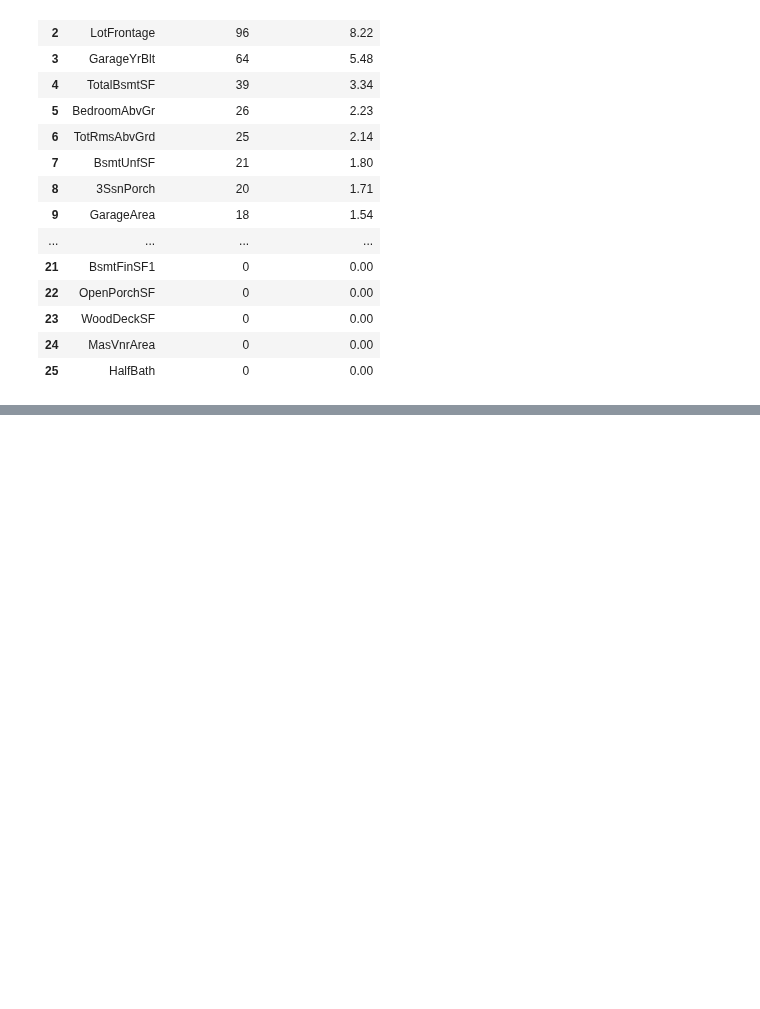
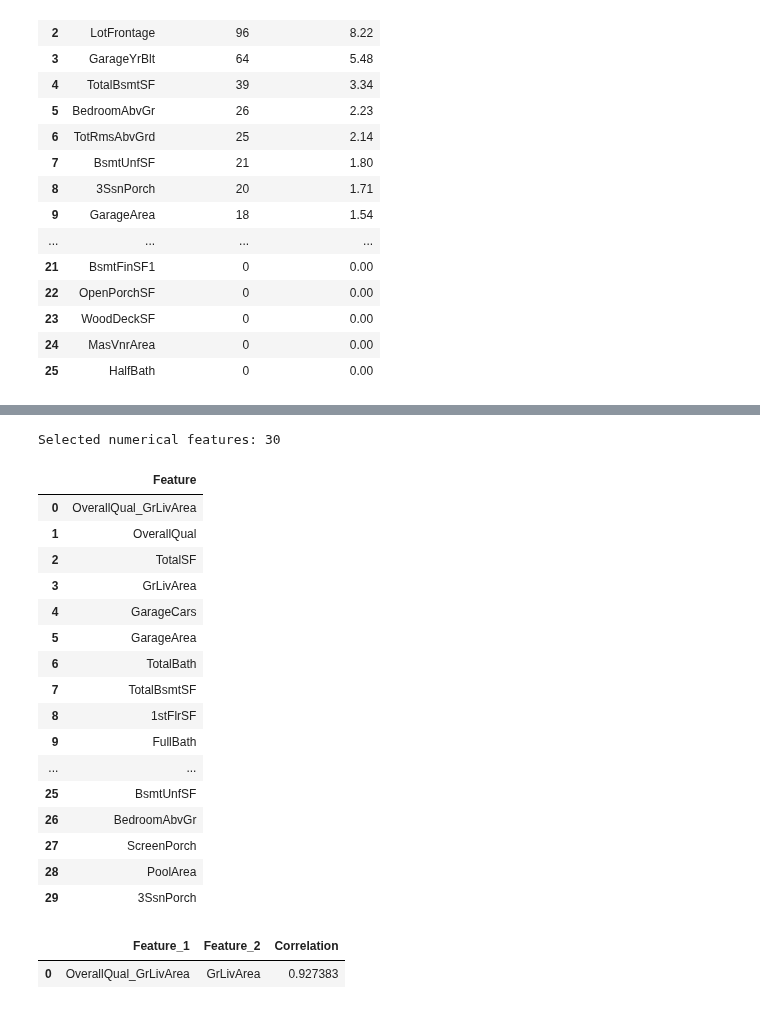
Before and after one commit to VenuriDampahalage/ames-housing-price-prediction, a Jupyter notebook: preProcessing.ipynb, the cells around one changed output, grey strips where cells are left out. Drawn from its saved outputs; the diff is of its cells as text; code cells hidden in the pictures; blank space fills up the shorter version.

```diff
--- a/preProcessing.ipynb
+++ b/preProcessing.ipynb
@@ -988,0 +1120,28 @@ TEST:
+# %%
+selected_numeric_final = target_corr[
+    target_corr >= 0.05
+].index.tolist()
+
+print("Selected numerical features:", len(selected_numeric_final))
+display(pd.DataFrame({
+    'Feature': selected_numeric_final
+}))
+# %% [output]
+Selected numerical features: 30
+|  | Feature |
+| 0 | OverallQual_GrLivArea |
+| 1 | OverallQual |
+| 2 | TotalSF |
+| 3 | GrLivArea |
+| 4 | GarageCars |
+| 5 | GarageArea |
+| 6 | TotalBath |
+| 7 | TotalBsmtSF |
+| 8 | 1stFlrSF |
+| 9 | FullBath |
+| ... | ... |
+| 25 | BsmtUnfSF |
+| 26 | BedroomAbvGr |
+| 27 | ScreenPorch |
+| 28 | PoolArea |
+| 29 | 3SsnPorch |
@@ -988,0 +1152,27 @@ TEST:
+# %%
+high_corr_pairs = []
+
+for i in range(len(corr_matrix.columns)):
+    for j in range(i + 1, len(corr_matrix.columns)):
+
+        corr = corr_matrix.iloc[i, j]
+
+        if abs(corr) >= 0.90:
+            high_corr_pairs.append({
+                'Feature_1': corr_matrix.columns[i],
+                'Feature_2': corr_matrix.columns[j],
+                'Correlation': corr
+            })
+
+high_corr_df = pd.DataFrame(high_corr_pairs)
+
+display(
+    high_corr_df.sort_values(
+        'Correlation',
+        key=abs,
+        ascending=False
+    )
+)
+# %% [output]
+|  | Feature_1 | Feature_2 | Correlation |
+| 0 | OverallQual_GrLivArea | GrLivArea | 0.927383 |
```
Also changed, not shown: parts of 47 cells of this notebook, 1 other file.
